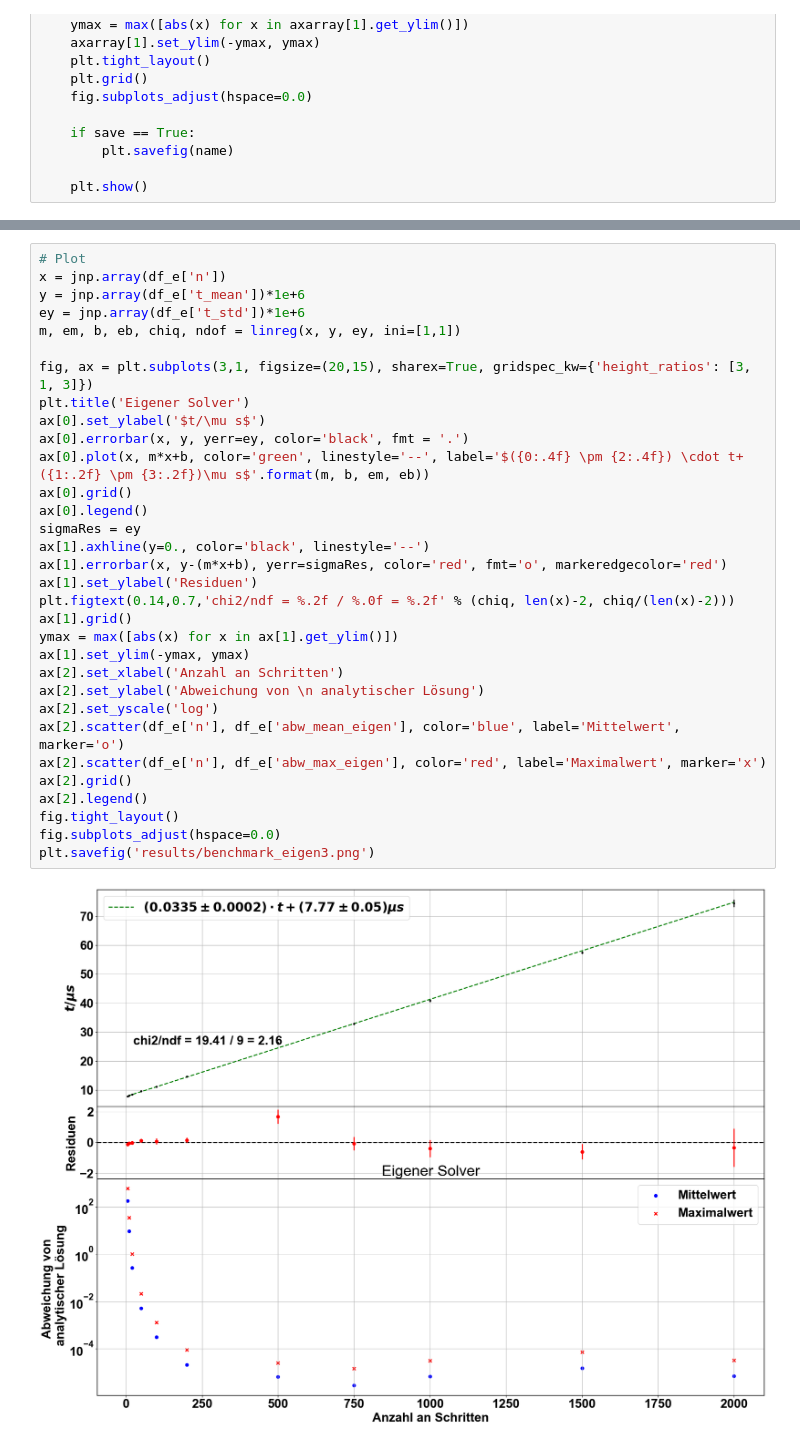
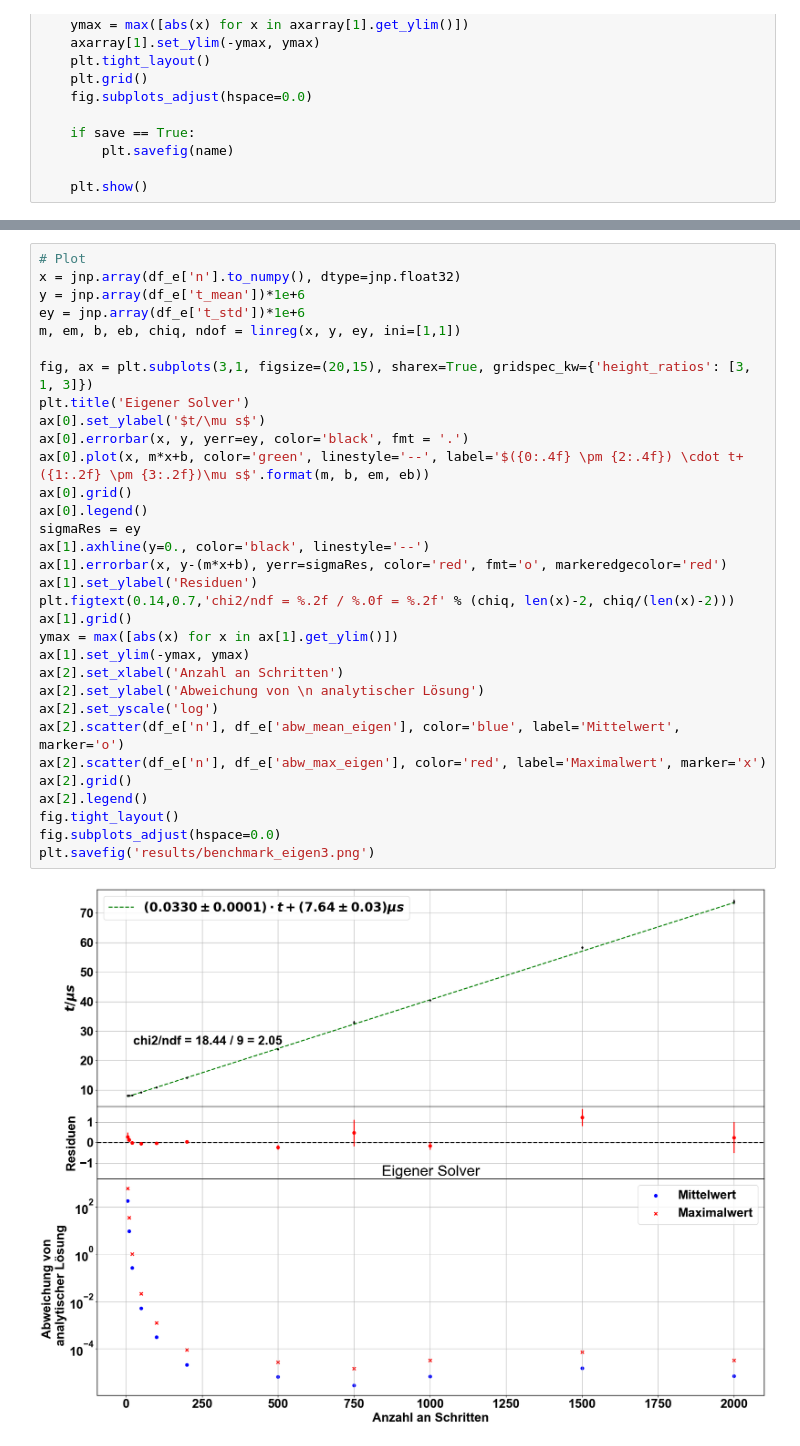
Before and after one commit to rubba0220/Bachelorarbeit, a Jupyter notebook: proper benchmark3.ipynb, the cells around one changed output, grey strips where cells are left out. Saved outputs shown, nothing was run; the diff lists cells and outputs as text.

```diff
--- a/proper benchmark3.ipynb
+++ b/proper benchmark3.ipynb
@@ -174,36 +174,36 @@ df_e.to_string('results/benchmark_eigen3.txt', col_space=16, justify='left', ind
 # %%
 # Plot
-x = jnp.array(df_e['n'])
+x = jnp.array(df_e['n'].to_numpy(), dtype=jnp.float32)
 y = jnp.array(df_e['t_mean'])*1e+6
 ey = jnp.array(df_e['t_std'])*1e+6
 m, em, b, eb, chiq, ndof = linreg(x, y, ey, ini=[1,1])
 
 fig, ax = plt.subplots(3,1, figsize=(20,15), sharex=True, gridspec_kw={'height_ratios': [3, 1, 3]})
 plt.title('Eigener Solver')
 ax[0].set_ylabel('$t/\mu s$')
 ax[0].errorbar(x, y, yerr=ey, color='black', fmt = '.')
 ax[0].plot(x, m*x+b, color='green', linestyle='--', label='$({0:.4f} \pm {2:.4f}) \cdot t+({1:.2f} \pm {3:.2f})\mu s$'.format(m, b, em, eb))
 ax[0].grid()
 ax[0].legend()
 sigmaRes = ey
 ax[1].axhline(y=0., color='black', linestyle='--')
 ax[1].errorbar(x, y-(m*x+b), yerr=sigmaRes, color='red', fmt='o', markeredgecolor='red')
 ax[1].set_ylabel('Residuen')
 plt.figtext(0.14,0.7,'chi2/ndf = %.2f / %.0f = %.2f' % (chiq, len(x)-2, chiq/(len(x)-2)))
 ax[1].grid()
 ymax = max([abs(x) for x in ax[1].get_ylim()])
 ax[1].set_ylim(-ymax, ymax)
 ax[2].set_xlabel('Anzahl an Schritten')
 ax[2].set_ylabel('Abweichung von \n analytischer Lösung')
 ax[2].set_yscale('log')
 ax[2].scatter(df_e['n'], df_e['abw_mean_eigen'], color='blue', label='Mittelwert', marker='o')
 ax[2].scatter(df_e['n'], df_e['abw_max_eigen'], color='red', label='Maximalwert', marker='x')
 ax[2].grid()
 ax[2].legend()
 fig.tight_layout()
 fig.subplots_adjust(hspace=0.0)
 plt.savefig('results/benchmark_eigen3.png')
 # %% [output]
-[figure, old version]
+[figure, new version]
 # %%
 rtol = 0
```
Also changed, not shown: parts of 9 cells of this notebook, 8 other files.
